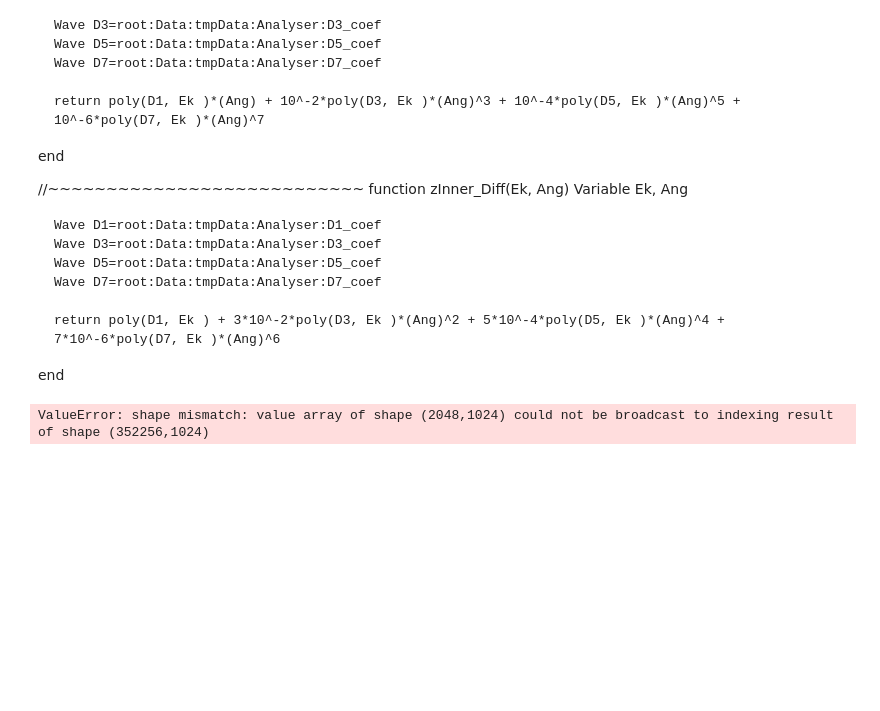
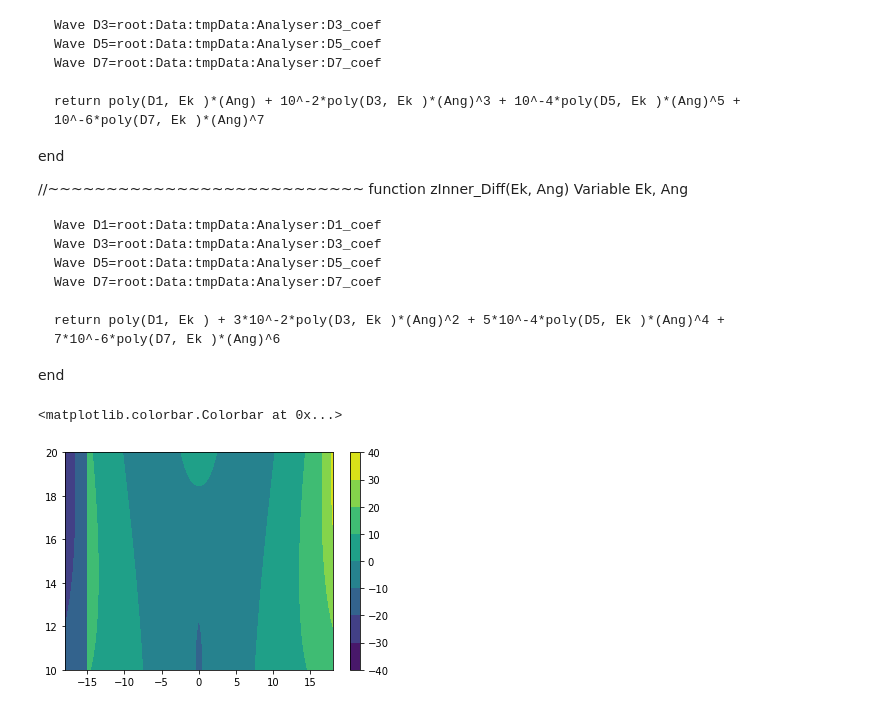
Before and after one commit to OpenCOMPES/specsanalyzer, a Jupyter notebook: tutorial/convert_file_tests.ipynb, the cells around one changed output. Saved outputs shown, nothing was run; the diff lists cells and outputs as text; code cells hidden in the pictures; blank space fills up the shorter version.

```diff
--- a/tutorial/convert_file_tests.ipynb
+++ b/tutorial/convert_file_tests.ipynb
@@ -197,9 +197,7 @@ def mcp_position_mm(ek,angle,ainner,dapolymatrix):
 
     result=np.zeros(angle.shape)#ideally has to be evaluated on a mesh
 
-    result[angletest[0]][angletest[1]]=zinner(ek,angle,dapolymatrix)-(np.sign(angle)*zinner(ek,angle,dapolymatrix)+(abs(angle)-ainner)*zinner_diff(ek,angle,dapolymatrix))
-    #result.reshape(angle.shape)
-    result=result+np.sign(angle)*zinner(ek,angle,dapolymatrix)+(abs(angle)-ainner)*zinner_diff(ek,angle,dapolymatrix)
+    result = np.where(mask, zinner(ek,angle,dapolymatrix), np.sign(angle)*zinner(ek,angle,dapolymatrix)+(abs(angle)-ainner)*zinner_diff(ek,angle,dapolymatrix))
 
     return result
 #if np.greater_equal(np.abs(angle),ainner) : #values larger than the ainner have a different treatment
@@ -207,8 +205,6 @@ def mcp_position_mm(ek,angle,ainner,dapolymatrix):
 #else:
 #    result= np.sign(angle)*zinner(ek,angle,dapolymatrix) + (abs(angle)-ainner)*zinner_diff(ek,angle,dapolymatrix)
 # %%
-from numpy import angle
-
 
 #mcp_position_mm(1,1,15,dapolymatrix)
 
@@ -218,12 +214,4 @@ energies=np.linspace(10,20,2048)
 ainner=15
 
 anglemesh,energymesh=np.meshgrid(angles,energies)
-mask=np.greater_equal(np.abs(anglemesh),ainner)
-select_indices = np.where(  )
 testimage=mcp_position_mm(energymesh,anglemesh,15,dapolymatrix)
-
-# seems hard to vectorize in this implementation...
-#anglemesh[[np.greater_equal(np.abs(anglemesh),ainner)]].shape()
-select_indices
-# %% [output]
-ValueError: shape mismatch: value array of shape (2048,1024) could not be broadcast to indexing result of shape (352256,1024)
@@ -229,0 +221,16 @@ ValueError: shape mismatch: value array of shape (2048,1024) could not be broadc
+# %%
+angles=np.linspace(-18,18,1024)
+energies=np.linspace(10,20,2048)
+
+ainner=15
+
+anglemesh,energymesh=np.meshgrid(angles,energies)
+
+testimage=mcp_position_mm(energymesh,anglemesh,15,dapolymatrix)
+# %%
+
+plt.contourf(angles,energies,testimage)
+plt.colorbar()
+# %% [output]
+<matplotlib.colorbar.Colorbar at 0x...>
+[figure, added]
```
Also changed, not shown: parts of 1 cell of this notebook.
